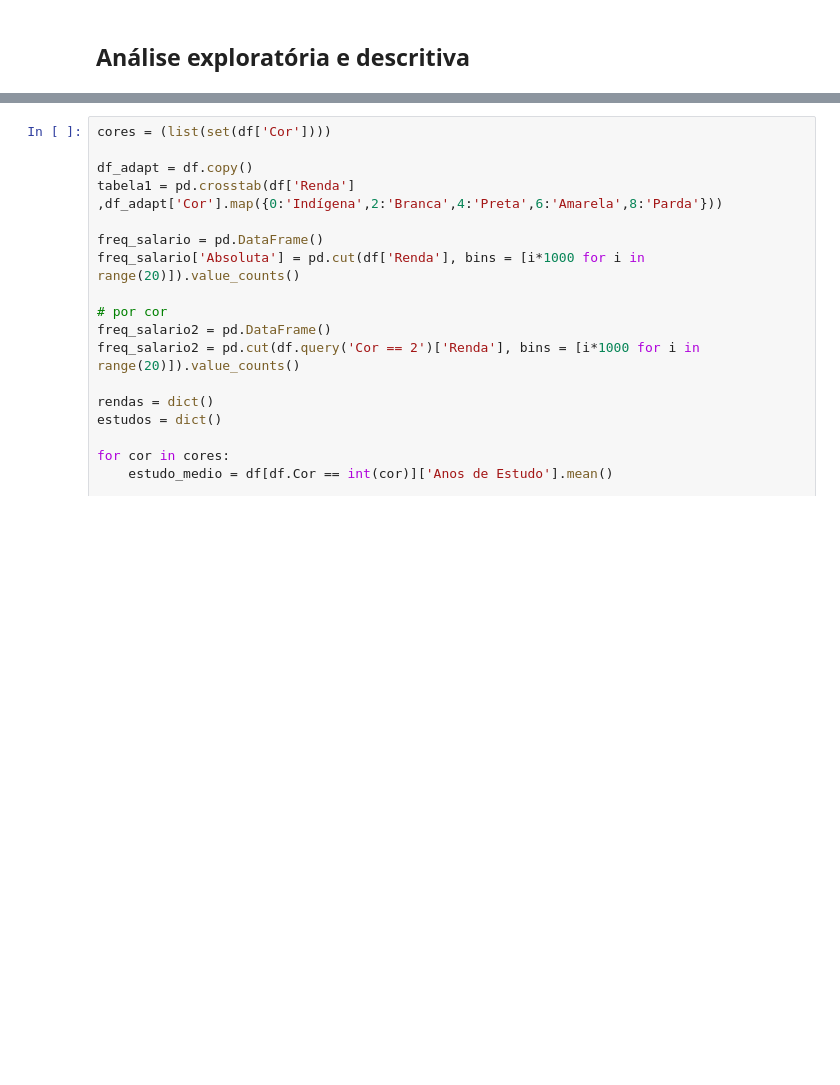
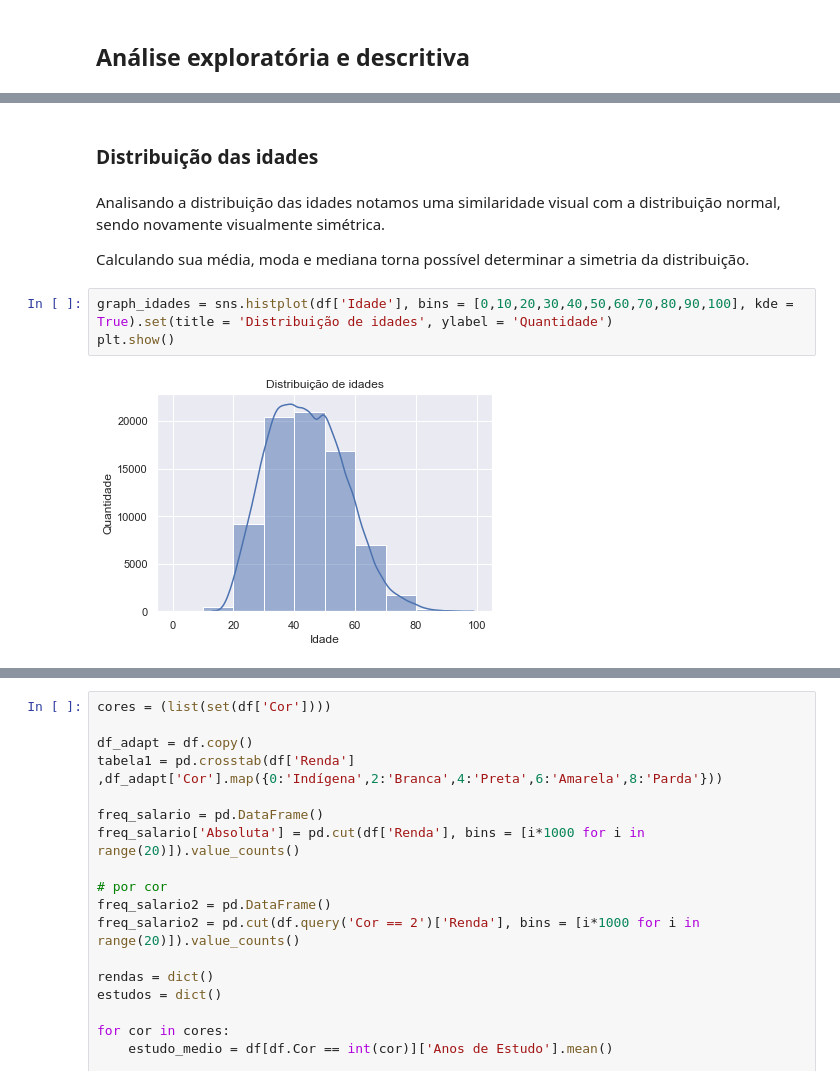
Before and after one commit to Alexandre-Leal/Projetos_iniciais, a Jupyter notebook: PNAD_2015/PNAD_2015.ipynb, the cells around one changed output, grey strips where cells are left out. Drawn from its saved outputs; the diff is of its cells as text; blank space fills up the shorter version.

```diff
--- a/PNAD_2015/PNAD_2015.ipynb
+++ b/PNAD_2015/PNAD_2015.ipynb
@@ -84,0 +64,11 @@ Gráfico com a quatidade de homens e mulheres
+# %% [markdown]
+### Distribuição das idades
+# %% [markdown]
+Analisando a distribuição das idades notamos uma similaridade visual com a distribuição normal, sendo novamente visualmente simétrica.
+
+Calculando sua média, moda e mediana torna possível determinar a simetria da distribuição.
+# %%
+graph_idades = sns.histplot(df['Idade'], bins = [0,10,20,30,40,50,60,70,80,90,100], kde = True).set(title = 'Distribuição de idades', ylabel = 'Quantidade')
+plt.show()
+# %% [output]
+[figure, added]
```
Also changed, not shown: parts of 35 cells of this notebook, 1 other file.
